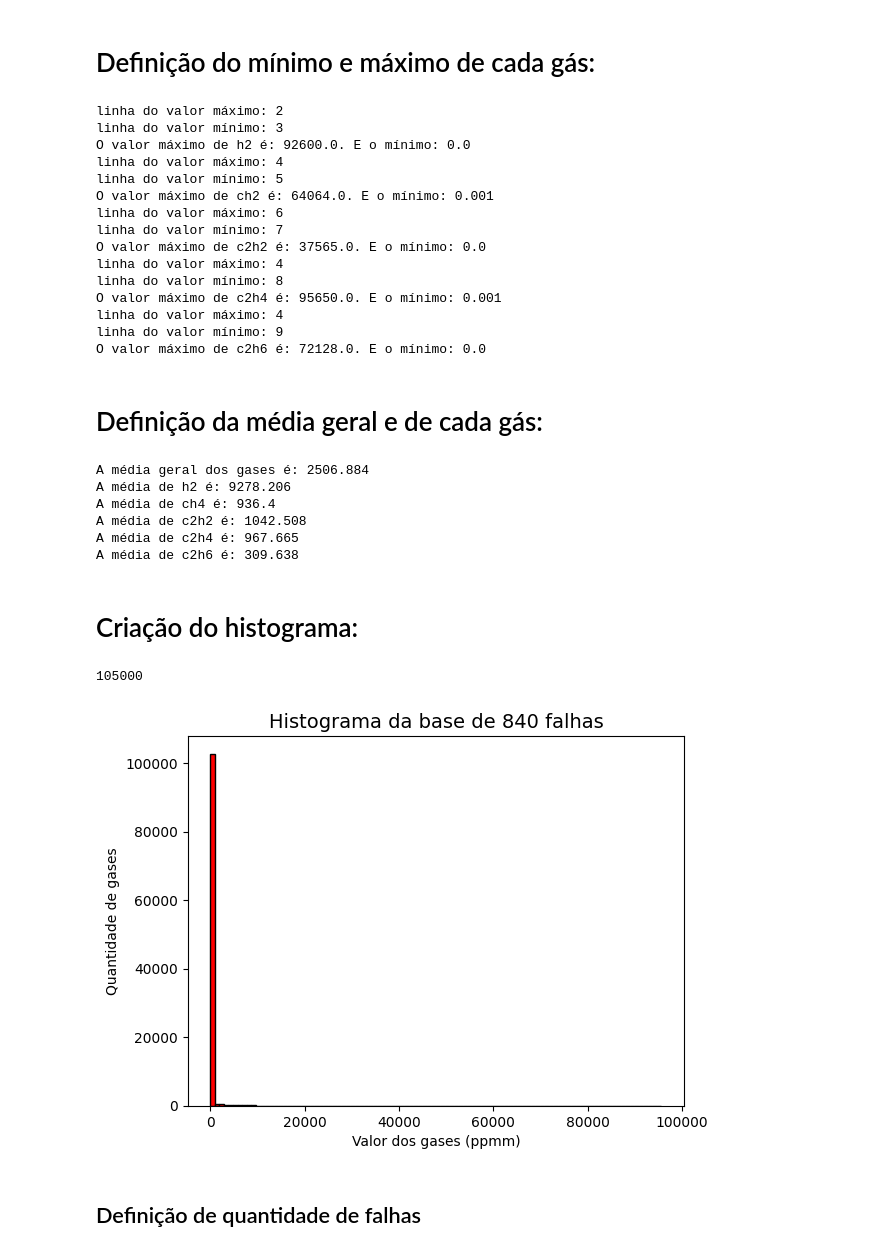
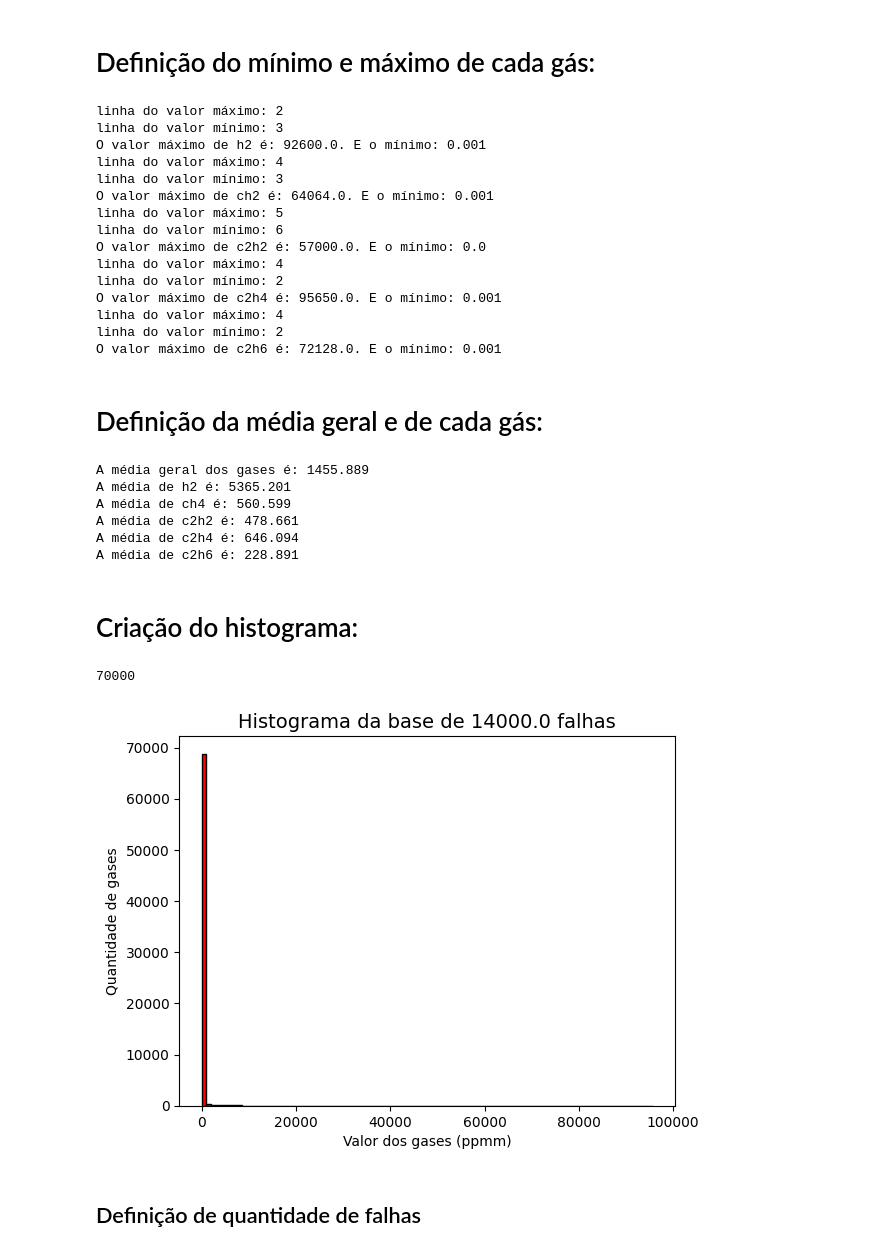
Before and after one commit to JulioAvilaS/JulioAvilaS-FIP-2025-classificacao-automatica-falhas-transformadores-potencia, a Jupyter notebook: IC-data-analysis.ipynb, the cells around one changed output. Saved outputs shown, nothing was run; the diff lists cells and outputs as text; code cells hidden in the pictures.

Commit message:
dataset 1.0

```diff
--- a/IC-data-analysis.ipynb
+++ b/IC-data-analysis.ipynb
@@ -2,7 +2,7 @@
 import csv
 import matplotlib.pyplot as plt
 
-file = "Datasets/1.0-dataset/train_samples.csv"
+file = "Datasets/2.0-dataset/train_samples.csv"
 # %% [markdown]
 # Definição de máximo e mínimo geral:
 # %%
@@ -104,19 +101,19 @@ print(f"O valor máximo de c2h6 é: {maximum(5)}. E o mínimo: {minimum(5)}")
 # %% [output]
 linha do valor máximo: 2
 linha do valor mínimo: 3
-O valor máximo de h2 é: 92600.0. E o mínimo: 0.0
+O valor máximo de h2 é: 92600.0. E o mínimo: 0.001
 linha do valor máximo: 4
-linha do valor mínimo: 5
+linha do valor mínimo: 3
 O valor máximo de ch2 é: 64064.0. E o mínimo: 0.001
-linha do valor máximo: 6
-linha do valor mínimo: 7
-O valor máximo de c2h2 é: 37565.0. E o mínimo: 0.0
+linha do valor máximo: 5
+linha do valor mínimo: 6
+O valor máximo de c2h2 é: 57000.0. E o mínimo: 0.0
 linha do valor máximo: 4
-linha do valor mínimo: 8
+linha do valor mínimo: 2
 O valor máximo de c2h4 é: 95650.0. E o mínimo: 0.001
 linha do valor máximo: 4
-linha do valor mínimo: 9
-O valor máximo de c2h6 é: 72128.0. E o mínimo: 0.0
+linha do valor mínimo: 2
+O valor máximo de c2h6 é: 72128.0. E o mínimo: 0.001
 # %% [markdown]
 # Definição da média geral e de cada gás:
 # %%
@@ -152,37 +149,37 @@ print(f"A média de c2h2 é: {gas_avg(file, 3)}")
 print(f"A média de c2h4 é: {gas_avg(file, 4)}")
 print(f"A média de c2h6 é: {gas_avg(file, 5)}")
 # %% [output]
-A média geral dos gases é: 2506.884
-A média de h2 é: 9278.206
-A média de ch4 é: 936.4
-A média de c2h2 é: 1042.508
-A média de c2h4 é: 967.665
-A média de c2h6 é: 309.638
+A média geral dos gases é: 1455.889
+A média de h2 é: 5365.201
+A média de ch4 é: 560.599
+A média de c2h2 é: 478.661
+A média de c2h4 é: 646.094
+A média de c2h6 é: 228.891
 # %% [markdown]
 # Criação do histograma:
 # %%
 def get_gases_list(filename):
     gases_list = []
     with open(filename, mode='r') as file:
         csv_test_gases = csv.reader(file)
         next(csv_test_gases)
         for row in csv_test_gases:
             for gas in row:
                 gas_value = float(gas)
                 gases_list.append(gas_value)
     return gases_list
 
 all_gases_list = get_gases_list(file)
 print(len(all_gases_list))
 
-plt.title('Histograma da base de 840 falhas', fontsize=14)
+plt.title(f'Histograma da base de {len(all_gases_list) / 5} falhas', fontsize=14)
 plt.ylabel('Quantidade de gases')
 plt.xlabel('Valor dos gases (ppmm)')
 plt.hist(all_gases_list, 100, color='red', edgecolor='black', rwidth=1)
 plt.show()
 # %% [output]
-105000
+70000
-[figure, old version]
+[figure, new version]
 # %% [markdown]
 ## Definição de quantidade de falhas
 # %%
```
Also changed, not shown: parts of 1 cell of this notebook, 52 other files.
